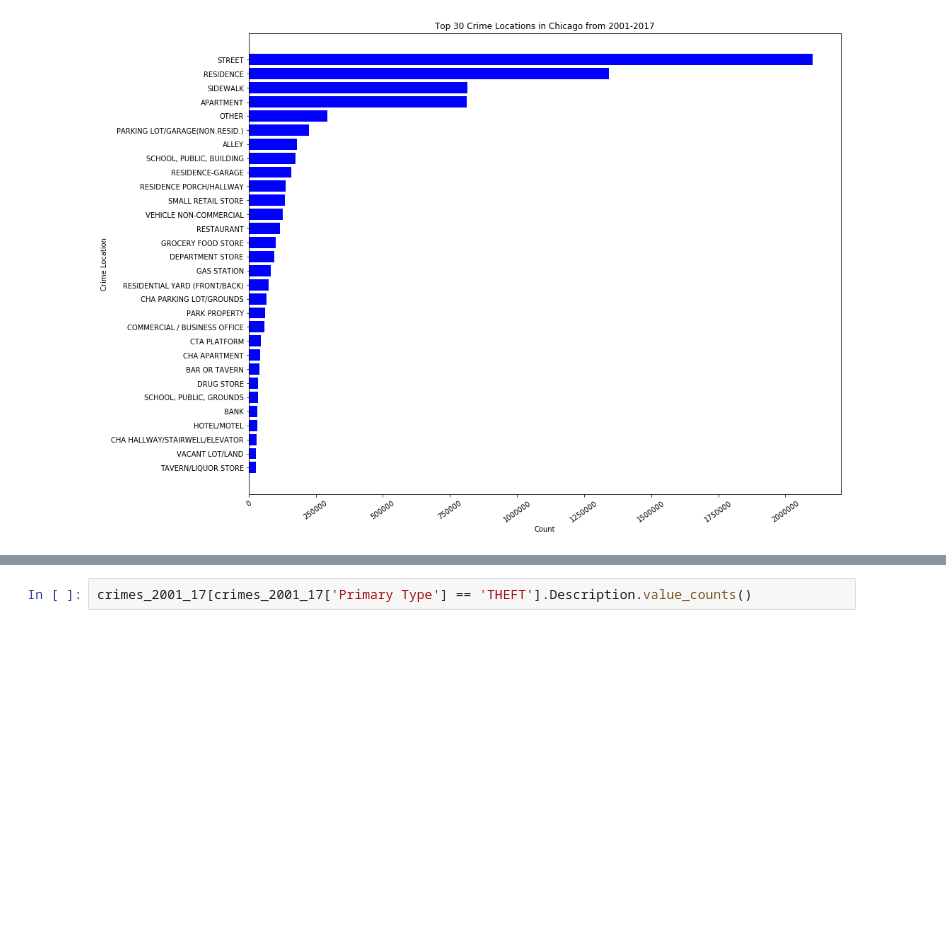
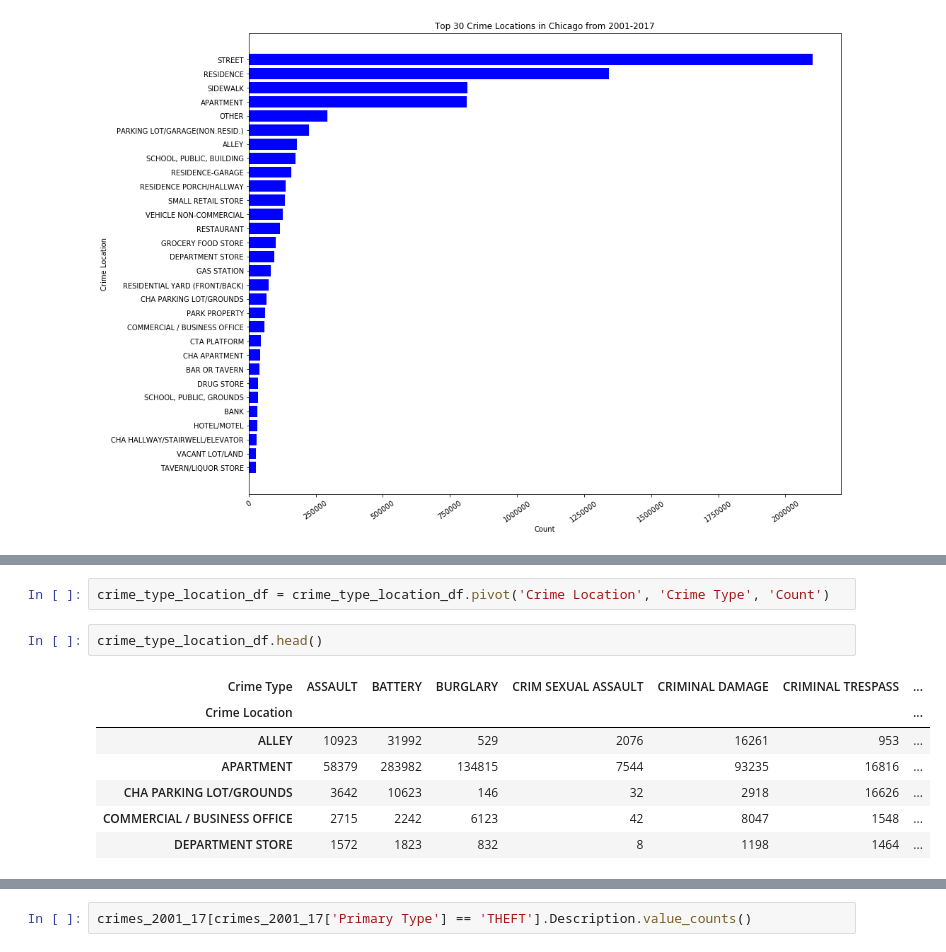
Before and after one commit to bodhisattamaiti25/projects-data-science, a Jupyter notebook: chicago_crime_data_analysis/chicago_crime_data_analysis.ipynb, the cells around one changed output, grey strips where cells are left out. Saved outputs shown, nothing was run; the diff lists cells and outputs as text; blank space fills up the shorter version.

```diff
--- a/chicago_crime_data_analysis/chicago_crime_data_analysis.ipynb
+++ b/chicago_crime_data_analysis/chicago_crime_data_analysis.ipynb
@@ -199,0 +244,12 @@ plt.show()
+# %%
+crime_type_location_df = crime_type_location_df.pivot('Crime Location', 'Crime Type', 'Count')
+# %%
+crime_type_location_df.head()
+# %% [output]
+| Crime Type | ASSAULT | BATTERY | BURGLARY | CRIM SEXUAL ASSAULT | CRIMINAL DAMAGE | CRIMINAL TRESPASS | ... |
+| Crime Location |  |  |  |  |  |  | ... |
+| ALLEY | 10923 | 31992 | 529 | 2076 | 16261 | 953 | ... |
+| APARTMENT | 58379 | 283982 | 134815 | 7544 | 93235 | 16816 | ... |
+| CHA PARKING LOT/GROUNDS | 3642 | 10623 | 146 | 32 | 2918 | 16626 | ... |
+| COMMERCIAL / BUSINESS OFFICE | 2715 | 2242 | 6123 | 42 | 8047 | 1548 | ... |
+| DEPARTMENT STORE | 1572 | 1823 | 832 | 8 | 1198 | 1464 | ... |
```
Also changed, not shown: parts of 5 cells of this notebook.
